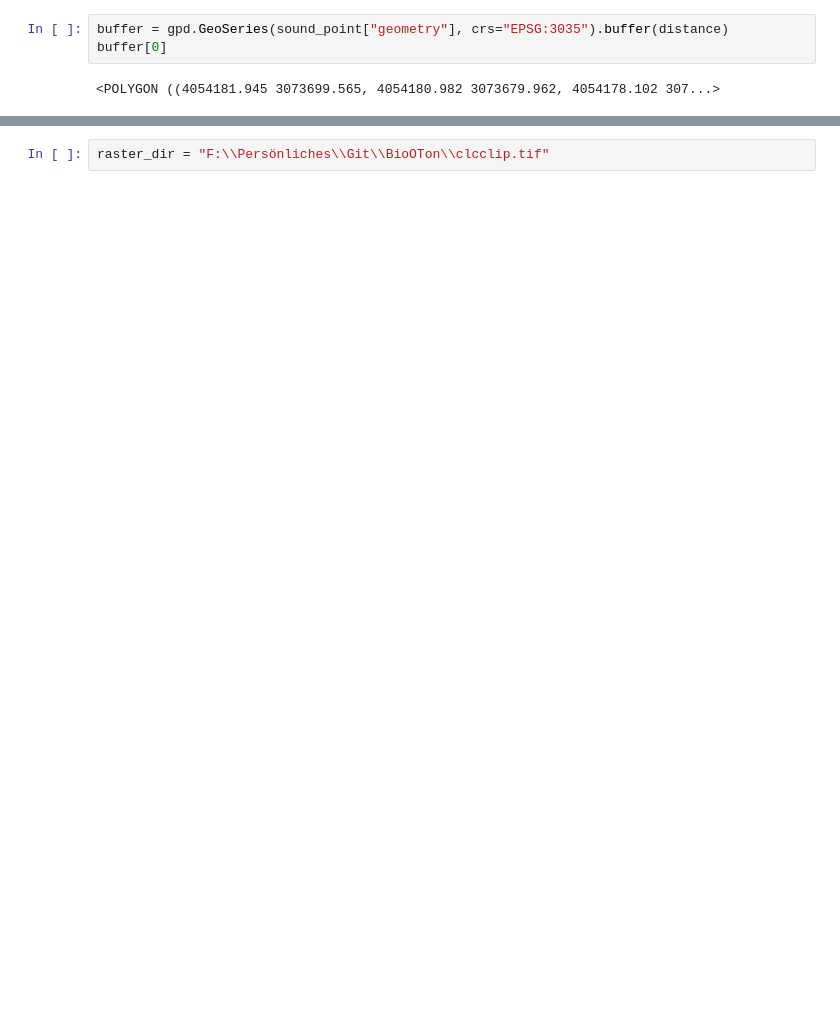
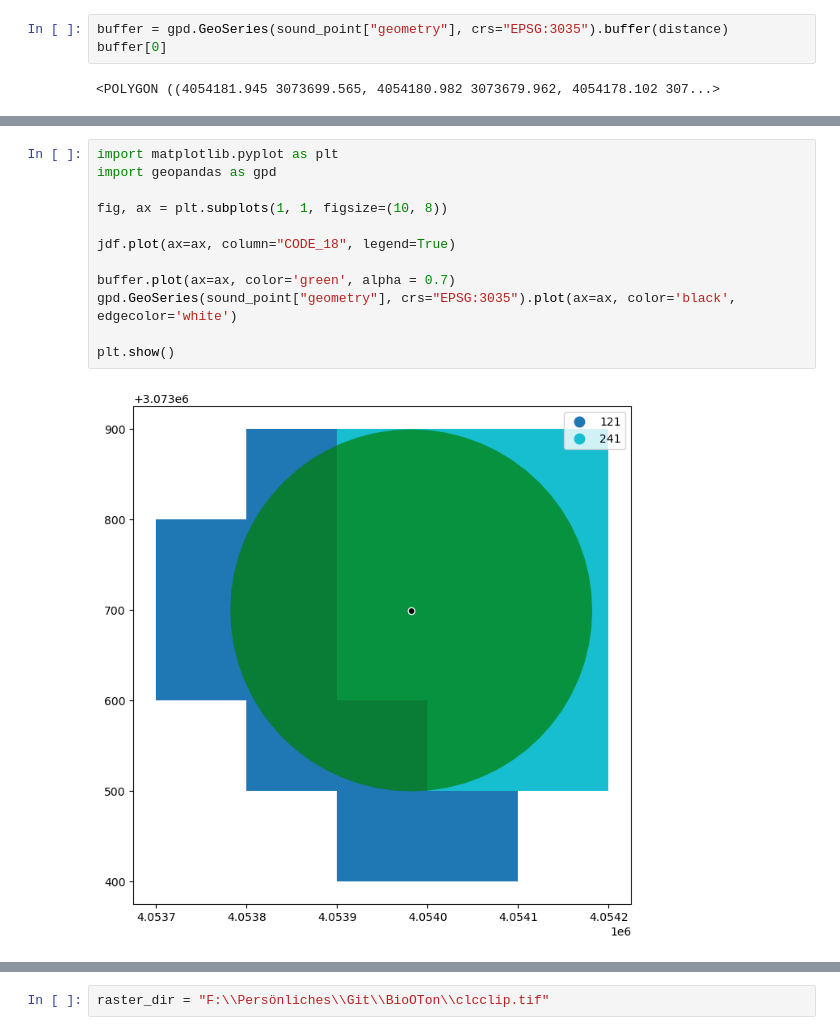
Before and after one commit to mfherrm/BioOTon, a Jupyter notebook: CORINE.ipynb, the cells around one changed output, grey strips where cells are left out. Drawn from its saved outputs; the diff is of its cells as text; blank space fills up the shorter version.

```diff
--- a/CORINE.ipynb
+++ b/CORINE.ipynb
@@ -429,0 +380,14 @@ Name: geometry, dtype: geometry
+# %%
+import matplotlib.pyplot as plt
+import geopandas as gpd
+
+fig, ax = plt.subplots(1, 1, figsize=(10, 8))
+
+jdf.plot(ax=ax, column="CODE_18", legend=True)
+
+buffer.plot(ax=ax, color='green', alpha = 0.7)
+gpd.GeoSeries(sound_point["geometry"], crs="EPSG:3035").plot(ax=ax, color='black', edgecolor='white')
+
+plt.show()
+# %% [output]
+[figure, added]
```
Also changed, not shown: parts of 25 cells of this notebook.
